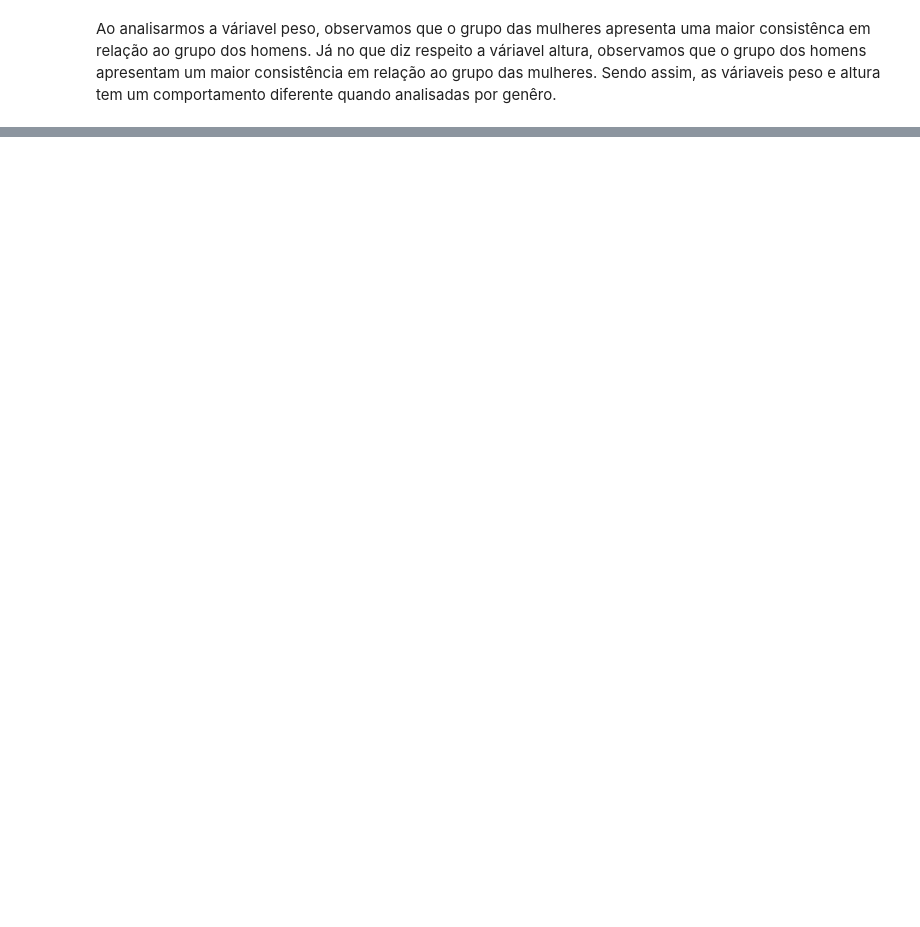
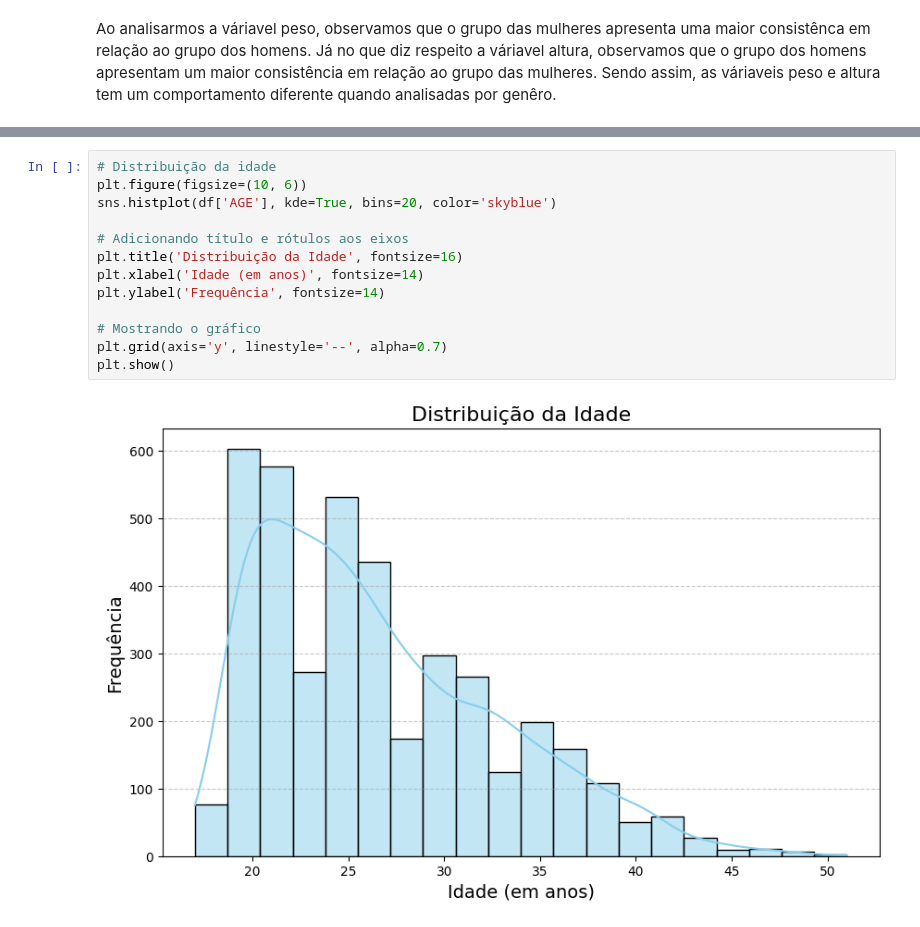
Before and after one commit to gustavogit4/An-lise-explorat-ria-Antropom-trica, a Jupyter notebook: Análise_exploratória_dos_dados_da_ANSUR_I_1998.ipynb, the cells around one changed output, grey strips where cells are left out. Saved outputs shown, nothing was run; the diff lists cells and outputs as text; blank space fills up the shorter version.

```diff
--- a/Análise_exploratória_dos_dados_da_ANSUR_I_1998.ipynb
+++ b/Análise_exploratória_dos_dados_da_ANSUR_I_1998.ipynb
@@ -296,0 +358,15 @@ Ao analisarmos a váriavel peso, observamos que o grupo das mulheres apresenta u
+# %%
+# Distribuição da idade
+plt.figure(figsize=(10, 6))
+sns.histplot(df['AGE'], kde=True, bins=20, color='skyblue')
+
+# Adicionando título e rótulos aos eixos
+plt.title('Distribuição da Idade', fontsize=16)
+plt.xlabel('Idade (em anos)', fontsize=14)
+plt.ylabel('Frequência', fontsize=14)
+
+# Mostrando o gráfico
+plt.grid(axis='y', linestyle='--', alpha=0.7)
+plt.show()
+# %% [output]
+[figure, added]
```
Also changed, not shown: parts of 14 cells of this notebook.
